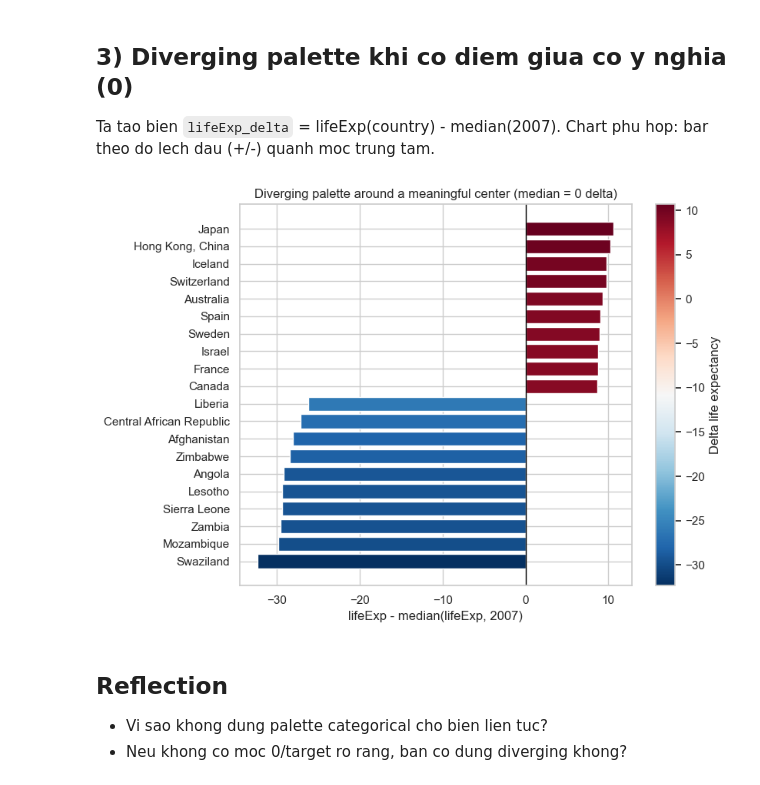
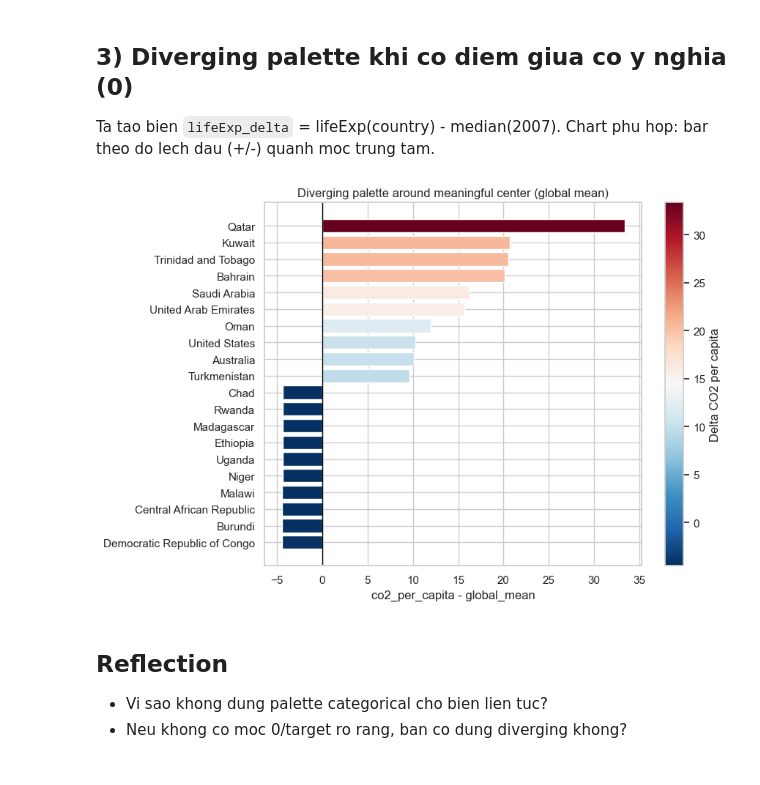
Before and after one commit to trungtv/IT5425_data_visualization_lab, a Jupyter notebook: solutions/phase2_advanced_visualization/color_use_in_data_visualization/color_01_palette_foundation/solution.executed.ipynb, the cells around one changed output. Saved outputs shown, nothing was run; the diff lists cells and outputs as text; code cells hidden in the pictures.

```diff
--- a/solutions/phase2_advanced_visualization/color_use_in_data_visualization/color_01_palette_foundation/solution.executed.ipynb
+++ b/solutions/phase2_advanced_visualization/color_use_in_data_visualization/color_01_palette_foundation/solution.executed.ipynb
@@ -4,6 +4,7 @@
 Muc tieu: map dung loai du lieu vao loai color scale.
 # %%
 from pathlib import Path
+import numpy as np
 import pandas as pd
 import seaborn as sns
 import matplotlib.pyplot as plt
@@ -11,13 +12,16 @@ import matplotlib.pyplot as plt
 def resolve_repo_root() -> Path:
     cwd = Path.cwd().resolve()
     for p in [cwd, *cwd.parents]:
-        if (p / "data" / "gapminder.csv").exists():
+        if (p / "data" / "owid_co2_subset.csv").exists():
             return p
-    raise FileNotFoundError("Cannot locate data/gapminder.csv")
+    raise FileNotFoundError("Cannot locate data/owid_co2_subset.csv")
 
 root = resolve_repo_root()
 sns.set_theme(style="whitegrid")
-df = pd.read_csv(root / "data" / "gapminder.csv")
-d2007 = df[df["year"] == 2007].copy()
-d2007.head()
+df = pd.read_csv(root / "data" / "owid_co2_subset.csv")
+# keep country-level rows with key indicators
+df = df.dropna(subset=["co2_per_capita", "gdp", "population"]).copy()
+d_recent = df[df["year"] >= 2000].copy()
+d_latest = d_recent[d_recent["year"] == d_recent["year"].max()].copy()
+d_latest.head()
 # %% [output]
@@ -92,33 +95,29 @@ plt.show()
 Ta tao bien `lifeExp_delta` = lifeExp(country) - median(2007).
 Chart phu hop: bar theo do lech dau (+/-) quanh moc trung tam.
 # %%
-med = d2007["lifeExp"].median()
-d2007["lifeExp_delta"] = d2007["lifeExp"] - med
+global_mean = d_latest["co2_per_capita"].mean()
+d_latest["co2_pc_delta"] = d_latest["co2_per_capita"] - global_mean
+focus = pd.concat(
+    [d_latest.nsmallest(10, "co2_pc_delta"), d_latest.nlargest(10, "co2_pc_delta")],
+    ignore_index=True,
+).sort_values("co2_pc_delta")
 
-focus = pd.concat(
-    [d2007.nsmallest(10, "lifeExp_delta"), d2007.nlargest(10, "lifeExp_delta")],
-    ignore_index=True,
-).sort_values("lifeExp_delta")
-
-v = focus["lifeExp_delta"].to_numpy()
+v = focus["co2_pc_delta"].to_numpy()
 norm = plt.Normalize(v.min(), v.max())
 cmap = plt.cm.RdBu_r
 colors = cmap(norm(v))
 
-fig, ax = plt.subplots(figsize=(8.5, 6))
-ax.barh(focus["country"], focus["lifeExp_delta"], color=colors)
+fig, ax = plt.subplots(figsize=(9, 6))
+ax.barh(focus["country"], focus["co2_pc_delta"], color=colors)
 ax.axvline(0, color="black", linewidth=1)
-ax.set_title("Diverging palette around a meaningful center (median = 0 delta)")
-ax.set_xlabel("lifeExp - median(lifeExp, 2007)")
-
+ax.set_title("Diverging palette around meaningful center (global mean)")
+ax.set_xlabel("co2_per_capita - global_mean")
 sm = plt.cm.ScalarMappable(cmap=cmap, norm=norm)
 sm.set_array([])
-fig.colorbar(sm, ax=ax, label="Delta life expectancy")
-
-plt.tight_layout()
-plt.show()
+fig.colorbar(sm, ax=ax, label="Delta CO2 per capita")
+plt.tight_layout(); plt.show()
 # %% [output]
-[figure, old version]
+[figure, new version]
 # %% [markdown]
 ## Reflection
 - Vi sao khong dung palette categorical cho bien lien tuc?
```
Also changed, not shown: parts of 3 cells of this notebook, 18 other files.
